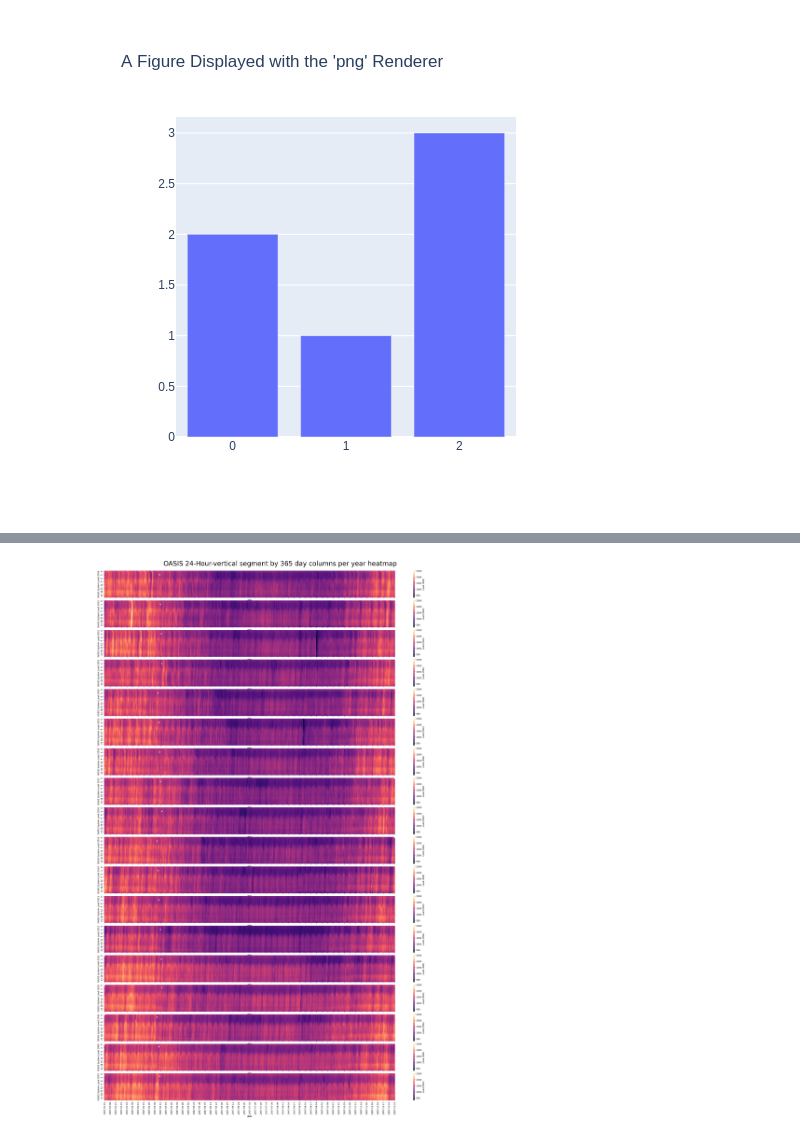
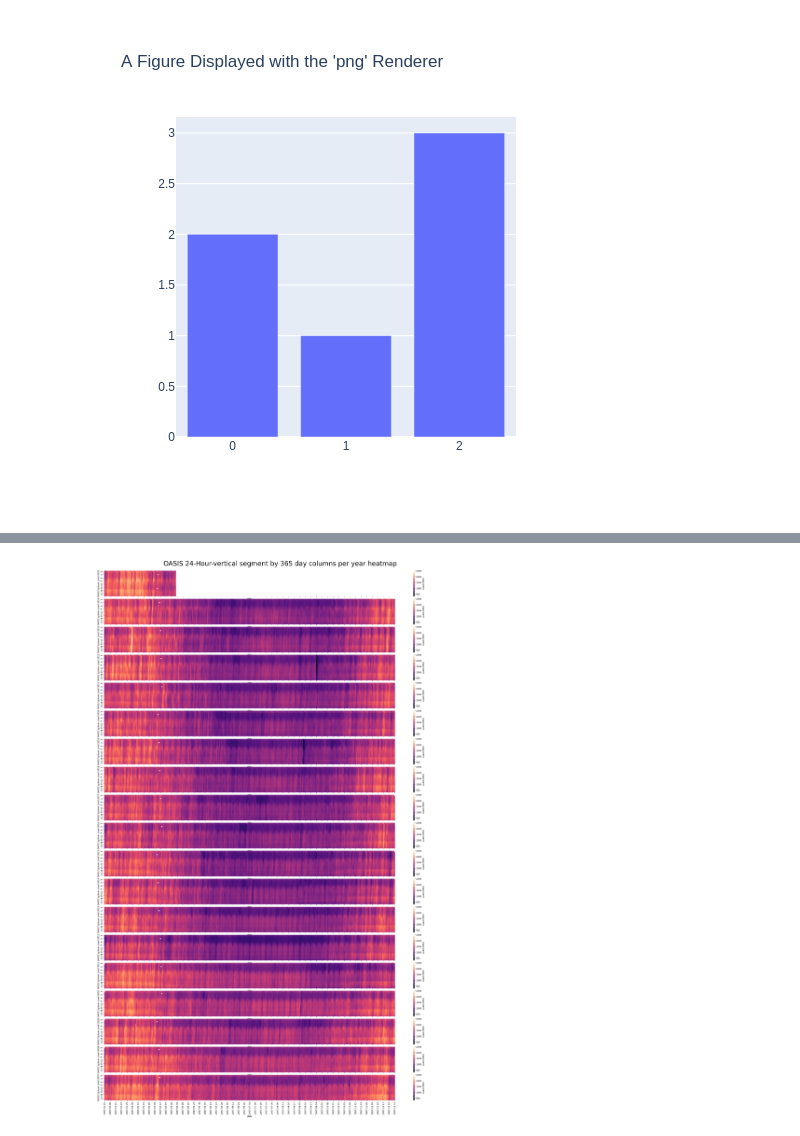
Before and after one commit to jacobthompson101/novascotia-wind-grid, a Jupyter notebook: notebook/OasisHourly.ipynb, the cells around one changed output, grey strips where cells are left out. Saved outputs shown, nothing was run; the diff lists cells and outputs as text; code cells hidden in the pictures.

Commit message:
Updated Oasis Heatmap to include 2025 year with data up until end of March 2025 as published. Fixed ' ' missing datapoint on March 8th manually.

```diff
--- a/notebook/OasisHourly.ipynb
+++ b/notebook/OasisHourly.ipynb
@@ -71,5 +75,5 @@ hourly_df.to_parquet('./oasis_07_24.parquet', compression=None)
 # %%
-hourly_df2 = pd.read_parquet('./oasis_07_24.parquet')
+hourly_df2 = pd.read_parquet('./oasis_07_25.parquet')
 hourly_df2
 # %% [output]
 |  | datetime | hour_index | load_MW |
@@ -141,111 +145,116 @@ def plot_heatmap_year3(year):
 # %%
 #date_form = mdates.DateFormatter("%b-%d")
 
-fig, axs3 = plt.subplots(18, figsize=(30,44),
+fig, axs3 = plt.subplots(19, figsize=(30,44),
                         sharex='col', sharey='row',
                         gridspec_kw={'hspace': 0.1, 'wspace': .1})
 
 fig.suptitle('OASIS 24-Hour-vertical segment by 365 day columns per year heatmap', y=0.895, ha='center', fontsize=30)
 
-sns.heatmap(ax=axs3[0], data=plot_heatmap_year3(2024), cmap = 'magma', xticklabels=7,
+sns.heatmap(ax=axs3[0], data=plot_heatmap_year3(2025), cmap = 'magma', xticklabels=7,
                      vmin=300, vmax=2500, #vmin=900, vmax=1700,
                      annot=False, linewidths=0,
                      annot_kws={"size": 4}, cbar_kws={"shrink": 1, 'label': 'Load (MW)'})
 
-sns.heatmap(ax=axs3[1], data=plot_heatmap_year3(2023), cmap = 'magma', xticklabels=7,
+sns.heatmap(ax=axs3[1], data=plot_heatmap_year3(2024), cmap = 'magma', xticklabels=7,
                      vmin=300, vmax=2500, #vmin=900, vmax=1700,
                      annot=False, linewidths=0,
                      annot_kws={"size": 4}, cbar_kws={"shrink": 1, 'label': 'Load (MW)'})
 
-sns.heatmap(ax=axs3[2], data=plot_heatmap_year3(2022), cmap = 'magma', xticklabels=7,
+sns.heatmap(ax=axs3[2], data=plot_heatmap_year3(2023), cmap = 'magma', xticklabels=7,
+                     vmin=300, vmax=2500, #vmin=900, vmax=1700,
+                     annot=False, linewidths=0,
+                     annot_kws={"size": 4}, cbar_kws={"shrink": 1, 'label': 'Load (MW)'})
+
+sns.heatmap(ax=axs3[3], data=plot_heatmap_year3(2022), cmap = 'magma', xticklabels=7,
                      vmin=300, vmax=2500, #vmin=900, vmax=1700,
                      annot=False, linewidths=0,
                      annot_kws={"size": 4}, cbar_kws={"shrink": 1, 'label': 'Load (MW)'})
                      #annot_kws={"size": 2}, square=True, cbar_kws={"shrink": .48, 'label': 'Load (MW)'})
 
-sns.heatmap(ax=axs3[3], data=plot_heatmap_year3(2021), cmap = 'magma', xticklabels=7,
+sns.heatmap(ax=axs3[4], data=plot_heatmap_year3(2021), cmap = 'magma', xticklabels=7,
                      vmin=300, vmax=2500, #vmin=900, vmax=1700,
                      annot=False, linewidths=0,
                      annot_kws={"size": 4}, cbar_kws={"shrink": 1, 'label': 'Load (MW)'})
 
-sns.heatmap(ax=axs3[4], data=plot_heatmap_year3(2020), cmap = 'magma', xticklabels=7,
+sns.heatmap(ax=axs3[5], data=plot_heatmap_year3(2020), cmap = 'magma', xticklabels=7,
                      vmin=300, vmax=2500, #vmin=900, vmax=1700,
                      annot=False, linewidths=0,
                      annot_kws={"size": 4}, cbar_kws={"shrink": 1, 'label': 'Load (MW)'})
 
-sns.heatmap(ax=axs3[5], data=plot_heatmap_year3(2019), cmap = 'magma', xticklabels=7,
+sns.heatmap(ax=axs3[6], data=plot_heatmap_year3(2019), cmap = 'magma', xticklabels=7,
                      vmin=300, vmax=2500, #vmin=900, vmax=1700,
                      annot=False, linewidths=0,
                      annot_kws={"size": 4}, cbar_kws={"shrink": 1, 'label': 'Load (MW)'})
 
-sns.heatmap(ax=axs3[6], data=plot_heatmap_year3(2018), cmap = 'magma', xticklabels=7,
+sns.heatmap(ax=axs3[7], data=plot_heatmap_year3(2018), cmap = 'magma', xticklabels=7,
                      vmin=300, vmax=2500, #vmin=900, vmax=1700,
                      annot=False, linewidths=0,
                      annot_kws={"size": 4}, cbar_kws={"shrink": 1, 'label': 'Load (MW)'})
 
-sns.heatmap(ax=axs3[7], data=plot_heatmap_year3(2017), cmap = 'magma', xticklabels=7,
+sns.heatmap(ax=axs3[8], data=plot_heatmap_year3(2017), cmap = 'magma', xticklabels=7,
                      vmin=300, vmax=2500, #vmin=900, vmax=1700,
                      annot=False, linewidths=0,
                      annot_kws={"size": 4}, cbar_kws={"shrink": 1, 'label': 'Load (MW)'})
 
-sns.heatmap(ax=axs3[8], data=plot_heatmap_year3(2016), cmap = 'magma', xticklabels=7,
+sns.heatmap(ax=axs3[9], data=plot_heatmap_year3(2016), cmap = 'magma', xticklabels=7,
                      vmin=300, vmax=2500, #vmin=900, vmax=1700,
                      annot=False, linewidths=0,
                      annot_kws={"size": 4}, cbar_kws={"shrink": 1, 'label': 'Load (MW)'})
 
-sns.heatmap(ax=axs3[9], data=plot_heatmap_year3(2015), cmap = 'magma', xticklabels=7,
+sns.heatmap(ax=axs3[10], data=plot_heatmap_year3(2015), cmap = 'magma', xticklabels=7,
                      vmin=300, vmax=2500, #vmin=900, vmax=1700,
                      annot=False, linewidths=0,
                      annot_kws={"size": 4}, cbar_kws={"shrink": 1, 'label': 'Load (MW)'})
 
-sns.heatmap(ax=axs3[10], data=plot_heatmap_year3(2014), cmap = 'magma', xticklabels=7,
+sns.heatmap(ax=axs3[11], data=plot_heatmap_year3(2014), cmap = 'magma', xticklabels=7,
                      vmin=300, vmax=2500, #vmin=900, vmax=1700,
                      annot=False, linewidths=0,
                      annot_kws={"size": 4}, cbar_kws={"shrink": 1, 'label': 'Load (MW)'})
 
-sns.heatmap(ax=axs3[11], data=plot_heatmap_year3(2013), cmap = 'magma', xticklabels=7,
+sns.heatmap(ax=axs3[12], data=plot_heatmap_year3(2013), cmap = 'magma', xticklabels=7,
                      vmin=300, vmax=2500, #vmin=900, vmax=1700,
                      annot=False, linewidths=0,
                      annot_kws={"size": 4}, cbar_kws={"shrink": 1, 'label': 'Load (MW)'})
 
-sns.heatmap(ax=axs3[12], data=plot_heatmap_year3(2012), cmap = 'magma', xticklabels=7,
+sns.heatmap(ax=axs3[13], data=plot_heatmap_year3(2012), cmap = 'magma', xticklabels=7,
                      vmin=300, vmax=2500, #vmin=900, vmax=1700,
                      annot=False, linewidths=0,
                      annot_kws={"size": 4}, cbar_kws={"shrink": 1, 'label': 'Load (MW)'})
 
-sns.heatmap(ax=axs3[13], data=plot_heatmap_year3(2011), cmap = 'magma', xticklabels=7,
+sns.heatmap(ax=axs3[14], data=plot_heatmap_year3(2011), cmap = 'magma', xticklabels=7,
                      vmin=300, vmax=2500, #vmin=900, vmax=1700,
                      annot=False, linewidths=0,
                      annot_kws={"size": 4}, cbar_kws={"shrink": 1, 'label': 'Load (MW)'})
 
-sns.heatmap(ax=axs3[14], data=plot_heatmap_year3(2010), cmap = 'magma', xticklabels=7,
+sns.heatmap(ax=axs3[15], data=plot_heatmap_year3(2010), cmap = 'magma', xticklabels=7,
                      vmin=300, vmax=2500, #vmin=900, vmax=1700,
                      annot=False, linewidths=0,
                      annot_kws={"size": 4}, cbar_kws={"shrink": 1, 'label': 'Load (MW)'})
 
-sns.heatmap(ax=axs3[15], data=plot_heatmap_year3(2009), cmap = 'magma', xticklabels=7,
+sns.heatmap(ax=axs3[16], data=plot_heatmap_year3(2009), cmap = 'magma', xticklabels=7,
                      vmin=300, vmax=2500, #vmin=900, vmax=1700,
                      annot=False, linewidths=0,
                      annot_kws={"size": 4}, cbar_kws={"shrink": 1, 'label': 'Load (MW)'})
 
-sns.heatmap(ax=axs3[16], data=plot_heatmap_year3(2008), cmap = 'magma', xticklabels=7,
+sns.heatmap(ax=axs3[17], data=plot_heatmap_year3(2008), cmap = 'magma', xticklabels=7,
                      vmin=300, vmax=2500, #vmin=900, vmax=1700,
                      annot=False, linewidths=0,
                      annot_kws={"size": 4}, cbar_kws={"shrink": 1, 'label': 'Load (MW)'})
 
-sns.heatmap(ax=axs3[17], data=plot_heatmap_year3(2007), cmap = 'magma', xticklabels=7,
+sns.heatmap(ax=axs3[18], data=plot_heatmap_year3(2007), cmap = 'magma', xticklabels=7,
                      vmin=300, vmax=2500, #vmin=900, vmax=1700,
                      annot=False, linewidths=0,
                      annot_kws={"size": 4}, cbar_kws={"shrink": 1, 'label': 'Load (MW)'})
 
 
-yearlist = [2024, 2023, 2022, 2021, 2020, 2019, 2018, 2017, 2016, 2015, 2014, 2013, 2012, 2011, 2010, 2009, 2008, 2007]
+yearlist = [2025, 2024, 2023, 2022, 2021, 2020, 2019, 2018, 2017, 2016, 2015, 2014, 2013, 2012, 2011, 2010, 2009, 2008, 2007]
 
 for year, ax in enumerate(axs3.flat):
     ax.set(ylabel=f'OASIS System Load {yearlist[year]}')#, title='OASIS 24-Hour-vertical segment by 365 day columns per year heatmap')
 
 plt.savefig(fname = "oasis_hourly_figure03a.png", \
                     dpi=125,
                     bbox_inches='tight')
 # %% [output]
-[figure, old version]
+[figure, new version]
```
Also changed, not shown: parts of 7 cells of this notebook, 4 other files.
